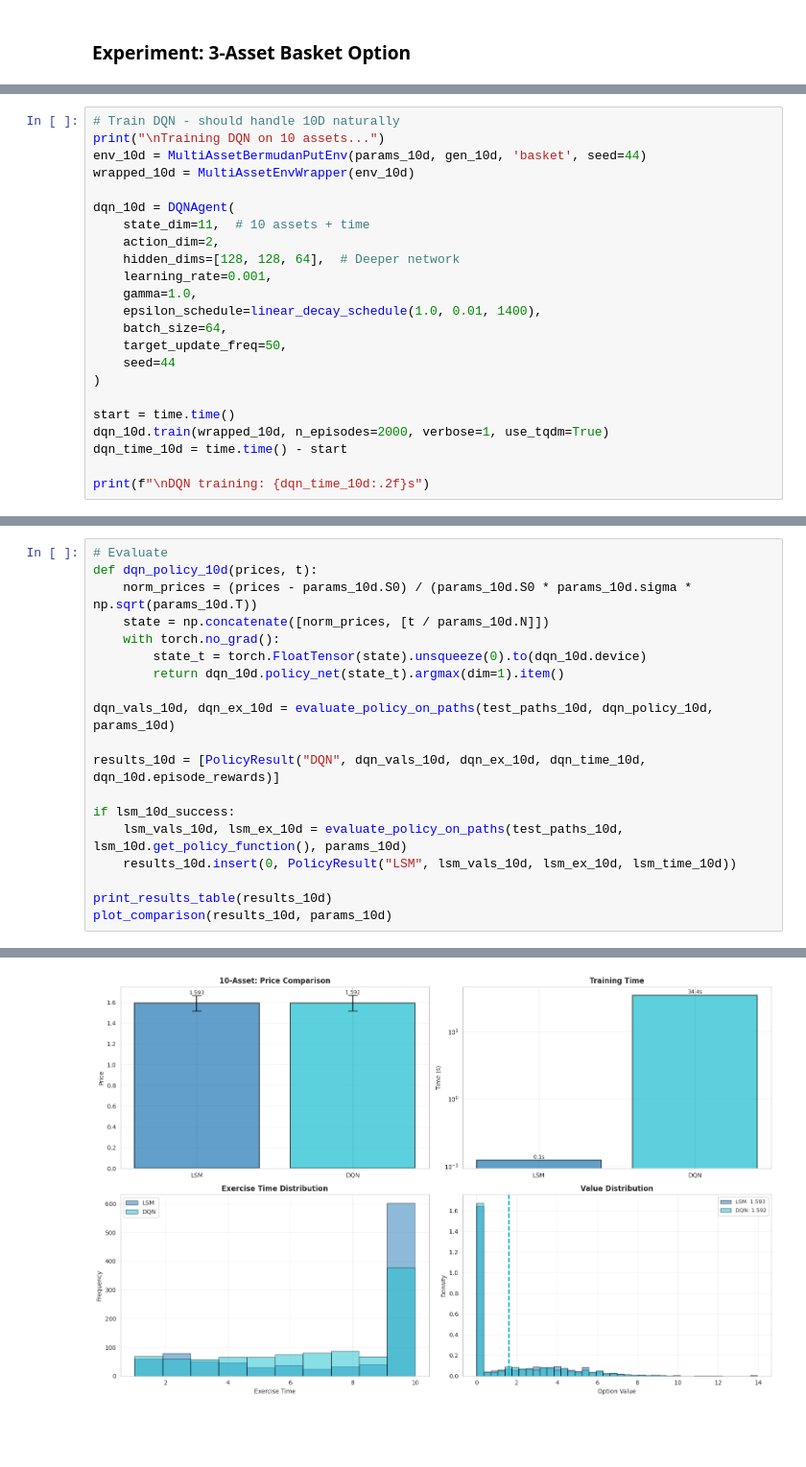
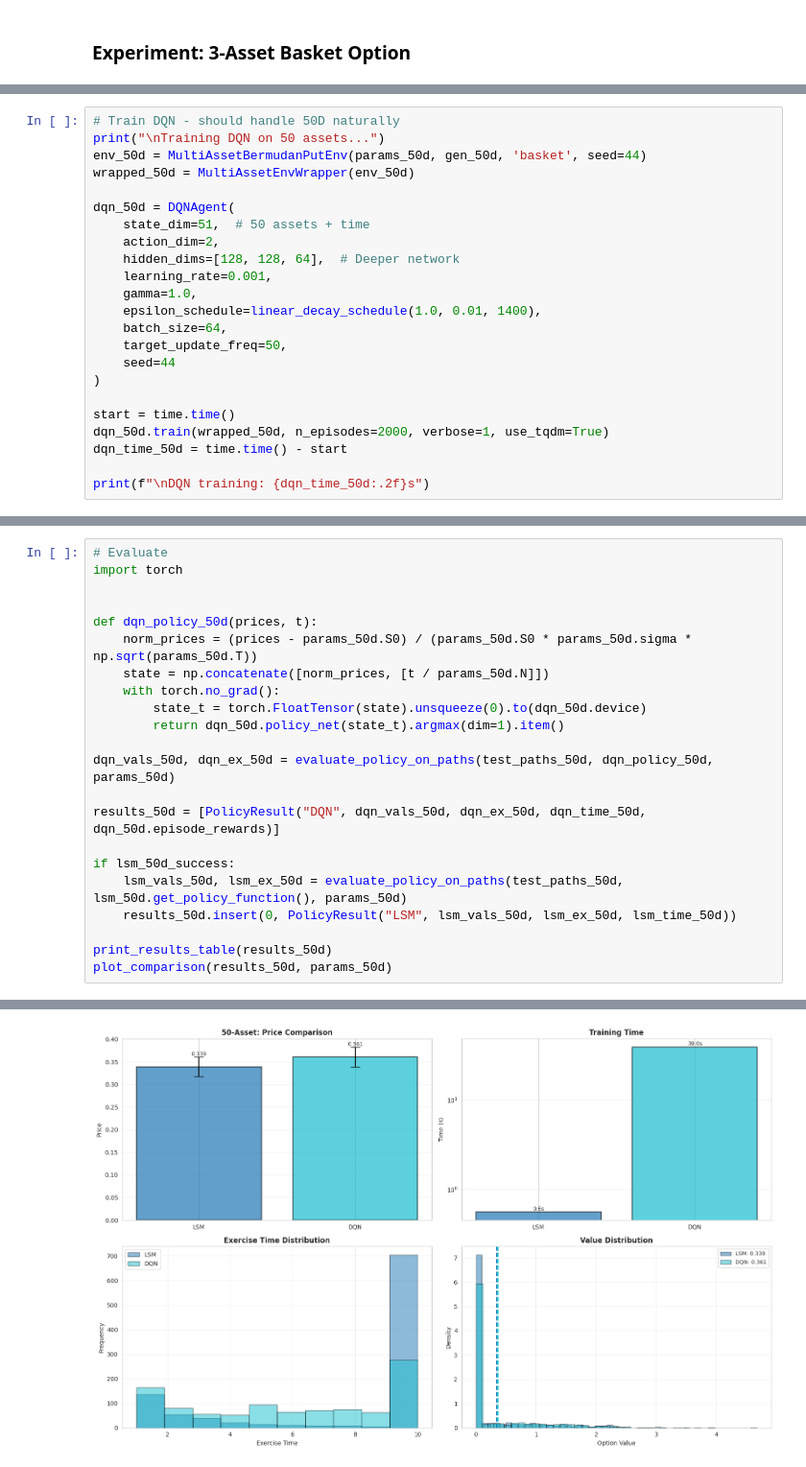
Before and after one commit to SANS-Surya-o/Optimal-Stopping-Problem, a Jupyter notebook: src/MultipleStopping/option_pricing/option_pricing.ipynb, the cells around one changed output, grey strips where cells are left out. Shown at 96% size. Saved outputs shown, nothing was run; the diff lists cells and outputs as text; blank space fills up the shorter version.

```diff
--- a/src/MultipleStopping/option_pricing/option_pricing.ipynb
+++ b/src/MultipleStopping/option_pricing/option_pricing.ipynb
@@ -2768,11 +2768,11 @@ LSM training: 0.12s
 # %%
-# Train DQN - should handle 10D naturally
-print("\nTraining DQN on 10 assets...")
-env_10d = MultiAssetBermudanPutEnv(params_10d, gen_10d, 'basket', seed=44)
-wrapped_10d = MultiAssetEnvWrapper(env_10d)
+# Train DQN - should handle 50D naturally
+print("\nTraining DQN on 50 assets...")
+env_50d = MultiAssetBermudanPutEnv(params_50d, gen_50d, 'basket', seed=44)
+wrapped_50d = MultiAssetEnvWrapper(env_50d)
 
-dqn_10d = DQNAgent(
-    state_dim=11,  # 10 assets + time
+dqn_50d = DQNAgent(
+    state_dim=51,  # 50 assets + time
     action_dim=2,
     hidden_dims=[128, 128, 64],  # Deeper network
     learning_rate=0.001,
@@ -2784,8 +2784,8 @@ dqn_10d = DQNAgent(
 )
 
 start = time.time()
-dqn_10d.train(wrapped_10d, n_episodes=2000, verbose=1, use_tqdm=True)
-dqn_time_10d = time.time() - start
+dqn_50d.train(wrapped_50d, n_episodes=2000, verbose=1, use_tqdm=True)
+dqn_time_50d = time.time() - start
 
-print(f"\nDQN training: {dqn_time_10d:.2f}s")
+print(f"\nDQN training: {dqn_time_50d:.2f}s")
 # %% [output]
@@ -2794,22 +2794,25 @@ DQN training: 34.42s
 # %%
 # Evaluate
-def dqn_policy_10d(prices, t):
-    norm_prices = (prices - params_10d.S0) / (params_10d.S0 * params_10d.sigma * np.sqrt(params_10d.T))
-    state = np.concatenate([norm_prices, [t / params_10d.N]])
+import torch
+
+
+def dqn_policy_50d(prices, t):
+    norm_prices = (prices - params_50d.S0) / (params_50d.S0 * params_50d.sigma * np.sqrt(params_50d.T))
+    state = np.concatenate([norm_prices, [t / params_50d.N]])
     with torch.no_grad():
-        state_t = torch.FloatTensor(state).unsqueeze(0).to(dqn_10d.device)
-        return dqn_10d.policy_net(state_t).argmax(dim=1).item()
+        state_t = torch.FloatTensor(state).unsqueeze(0).to(dqn_50d.device)
+        return dqn_50d.policy_net(state_t).argmax(dim=1).item()
 
-dqn_vals_10d, dqn_ex_10d = evaluate_policy_on_paths(test_paths_10d, dqn_policy_10d, params_10d)
+dqn_vals_50d, dqn_ex_50d = evaluate_policy_on_paths(test_paths_50d, dqn_policy_50d, params_50d)
 
-results_10d = [PolicyResult("DQN", dqn_vals_10d, dqn_ex_10d, dqn_time_10d, dqn_10d.episode_rewards)]
+results_50d = [PolicyResult("DQN", dqn_vals_50d, dqn_ex_50d, dqn_time_50d, dqn_50d.episode_rewards)]
 
-if lsm_10d_success:
-    lsm_vals_10d, lsm_ex_10d = evaluate_policy_on_paths(test_paths_10d, lsm_10d.get_policy_function(), params_10d)
-    results_10d.insert(0, PolicyResult("LSM", lsm_vals_10d, lsm_ex_10d, lsm_time_10d))
+if lsm_50d_success:
+    lsm_vals_50d, lsm_ex_50d = evaluate_policy_on_paths(test_paths_50d, lsm_50d.get_policy_function(), params_50d)
+    results_50d.insert(0, PolicyResult("LSM", lsm_vals_50d, lsm_ex_50d, lsm_time_50d))
 
-print_results_table(results_10d)
-plot_comparison(results_10d, params_10d)
+print_results_table(results_50d)
+plot_comparison(results_50d, params_50d)
 # %% [output]
 ================================================================================
 Method  Price Std Error Train Time (s) Avg Ex. Time
@@ -2820 +2823 @@ DQN vs LSM: -0.0007 (-0.04%), 0.01 std devs
-[figure, old version]
+[figure, new version]
```
Also changed, not shown: parts of 18 cells of this notebook, 9 other files.
